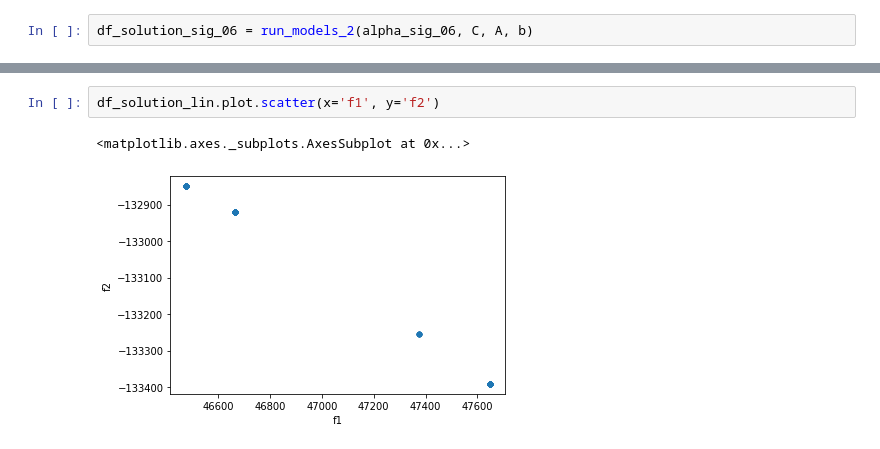
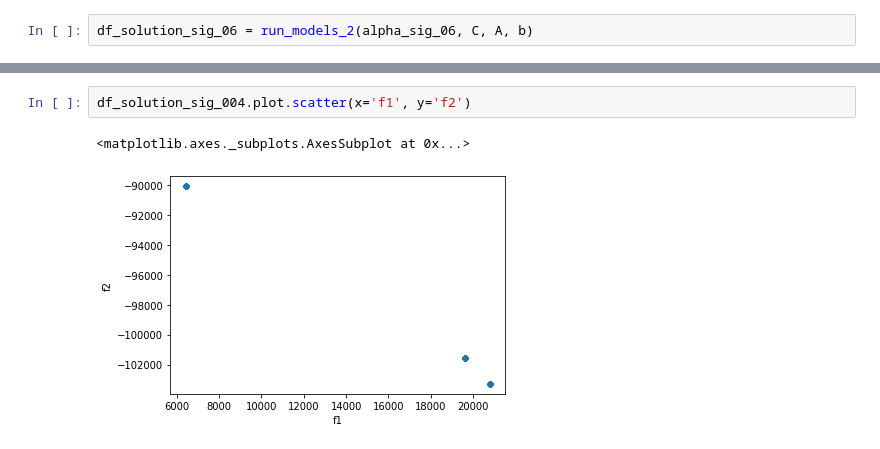
Before and after one commit to robertosgpontes/omse, a Jupyter notebook: main.ipynb, the cells around one changed output, grey strips where cells are left out. Cells and saved outputs as stored; diff of their text form.

```diff
--- a/main.ipynb
+++ b/main.ipynb
@@ -656,9 +656,9 @@ df_solution_sig_06
 1000 rows × 10 columns
 # %%
-df_solution_lin.plot.scatter(x='f1', y='f2')
+df_solution_sig_004.plot.scatter(x='f1', y='f2')
 # %% [output]
 <matplotlib.axes._subplots.AxesSubplot at 0x...>
-[figure, old version]
+[figure, new version]
 # %%
 df_solution_sig_06.plot.scatter(x='iter', y='obj_value')
 # %% [output]
```
Also changed, not shown: parts of 7 cells of this notebook.
